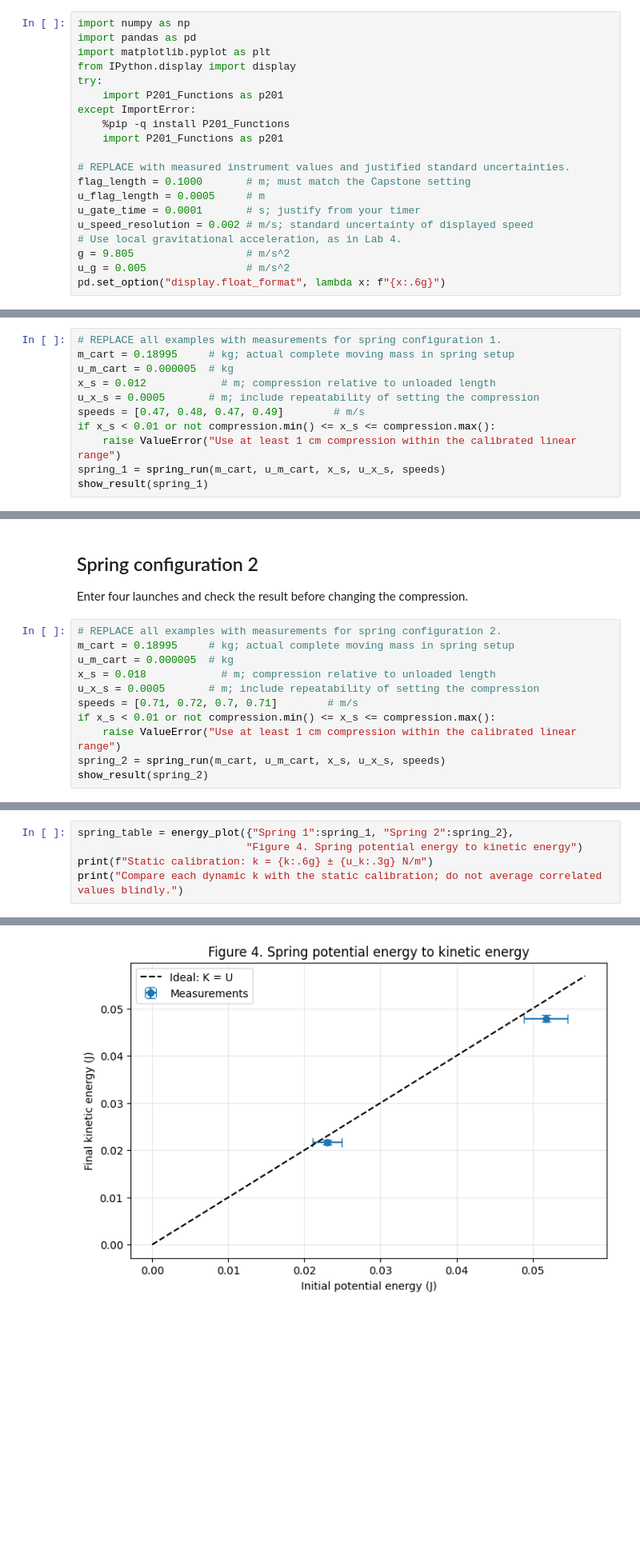
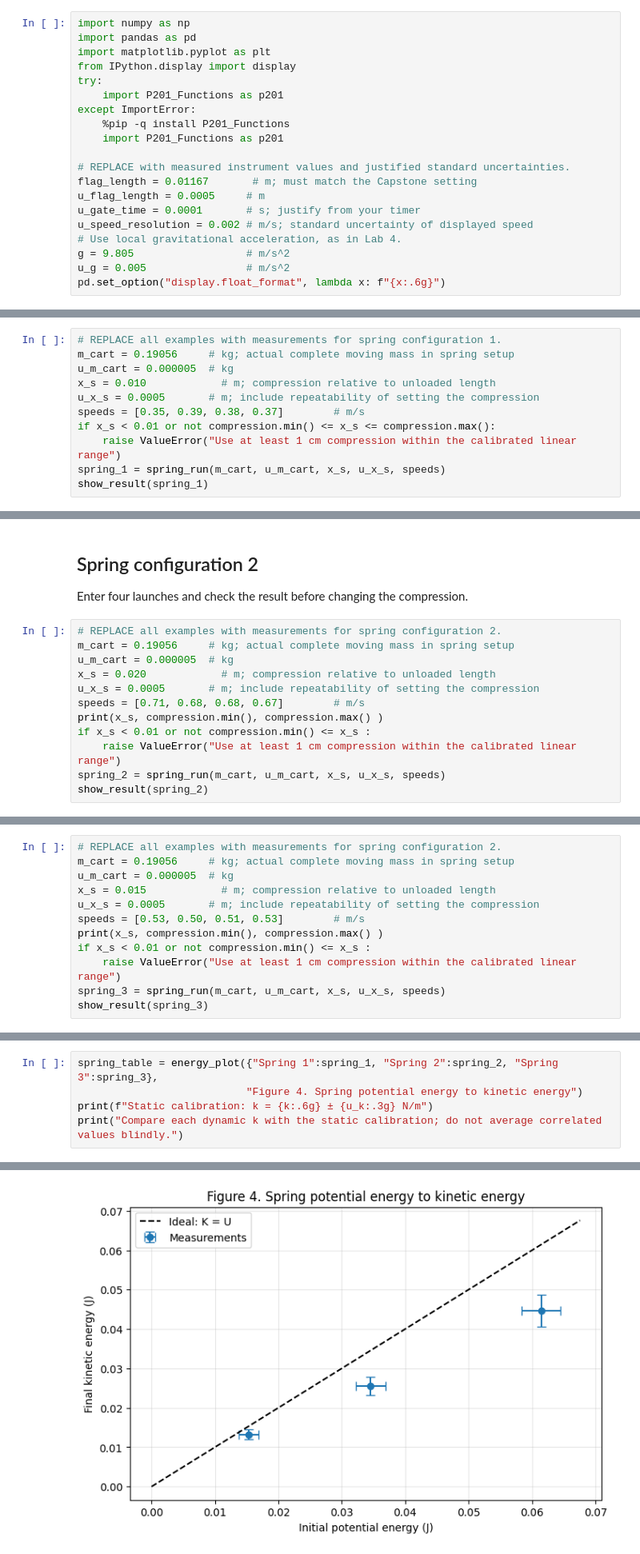
Before and after one commit to JacobRojas25/Phys201L, a Jupyter notebook: labs/Lab05_Air_Track_Conservation_of_Energy/Lab05_Air_Track_Conservation_of_Energy.ipynb, the cells around one changed output, grey strips where cells are left out. Shown at 80% size. Cells and saved outputs as stored; diff of their text form; blank space fills up the shorter version.

```diff
--- a/labs/Lab05_Air_Track_Conservation_of_Energy/Lab05_Air_Track_Conservation_of_Energy.ipynb
+++ b/labs/Lab05_Air_Track_Conservation_of_Energy/Lab05_Air_Track_Conservation_of_Energy.ipynb
@@ -54,7 +54,7 @@ except ImportError:
     import P201_Functions as p201
 
 # REPLACE with measured instrument values and justified standard uncertainties.
-flag_length = 0.1000       # m; must match the Capstone setting
+flag_length = 0.01167       # m; must match the Capstone setting
 u_flag_length = 0.0005     # m
 u_gate_time = 0.0001       # s; justify from your timer
 u_speed_resolution = 0.002 # m/s; standard uncertainty of displayed speed
@@ -368,11 +372,11 @@ Consider how reproducibly you set the compression and include this in its uncert
 Enter four launches and check the result before changing the compression.
 # %%
 # REPLACE all examples with measurements for spring configuration 1.
-m_cart = 0.18995     # kg; actual complete moving mass in spring setup
+m_cart = 0.19056     # kg; actual complete moving mass in spring setup
 u_m_cart = 0.000005  # kg
-x_s = 0.012            # m; compression relative to unloaded length
+x_s = 0.010            # m; compression relative to unloaded length
 u_x_s = 0.0005       # m; include repeatability of setting the compression
-speeds = [0.47, 0.48, 0.47, 0.49]        # m/s
+speeds = [0.35, 0.39, 0.38, 0.37]        # m/s
 if x_s < 0.01 or not compression.min() <= x_s <= compression.max():
     raise ValueError("Use at least 1 cm compression within the calibrated linear range")
 spring_1 = spring_run(m_cart, u_m_cart, x_s, u_x_s, speeds)
@@ -391,12 +395,13 @@ Mean speed = 0.4775 ± 0.00571 m/s; s = 0.00957; SEM = 0.00479 m/s
 Enter four launches and check the result before changing the compression.
 # %%
 # REPLACE all examples with measurements for spring configuration 2.
-m_cart = 0.18995     # kg; actual complete moving mass in spring setup
+m_cart = 0.19056     # kg; actual complete moving mass in spring setup
 u_m_cart = 0.000005  # kg
-x_s = 0.018            # m; compression relative to unloaded length
+x_s = 0.020            # m; compression relative to unloaded length
 u_x_s = 0.0005       # m; include repeatability of setting the compression
-speeds = [0.71, 0.72, 0.7, 0.71]        # m/s
-if x_s < 0.01 or not compression.min() <= x_s <= compression.max():
+speeds = [0.71, 0.68, 0.68, 0.67]        # m/s
+print(x_s, compression.min(), compression.max() )
+if x_s < 0.01 or not compression.min() <= x_s :
     raise ValueError("Use at least 1 cm compression within the calibrated linear range")
 spring_2 = spring_run(m_cart, u_m_cart, x_s, u_x_s, speeds)
 show_result(spring_2)
@@ -411,0 +418,12 @@ Mean speed = 0.71 ± 0.00577 m/s; s = 0.00816; SEM = 0.00408 m/s
+# %%
+# REPLACE all examples with measurements for spring configuration 2.
+m_cart = 0.19056     # kg; actual complete moving mass in spring setup
+u_m_cart = 0.000005  # kg
+x_s = 0.015            # m; compression relative to unloaded length
+u_x_s = 0.0005       # m; include repeatability of setting the compression
+speeds = [0.53, 0.50, 0.51, 0.53]        # m/s
+print(x_s, compression.min(), compression.max() )
+if x_s < 0.01 or not compression.min() <= x_s :
+    raise ValueError("Use at least 1 cm compression within the calibrated linear range")
+spring_3 = spring_run(m_cart, u_m_cart, x_s, u_x_s, speeds)
+show_result(spring_3)
@@ -412,5 +440,5 @@ Mean speed = 0.71 ± 0.00577 m/s; s = 0.00816; SEM = 0.00408 m/s
 # %%
-spring_table = energy_plot({"Spring 1":spring_1, "Spring 2":spring_2},
+spring_table = energy_plot({"Spring 1":spring_1, "Spring 2":spring_2, "Spring 3":spring_3},
                            "Figure 4. Spring potential energy to kinetic energy")
 print(f"Static calibration: k = {k:.6g} ± {u_k:.3g} N/m")
 print("Compare each dynamic k with the static calibration; do not average correlated values blindly.")
@@ -421 +450 @@ print("Compare each dynamic k with the static calibration; do not average correl
-[figure, old version]
+[figure, new version]
```
Also changed, not shown: parts of 15 cells of this notebook.
